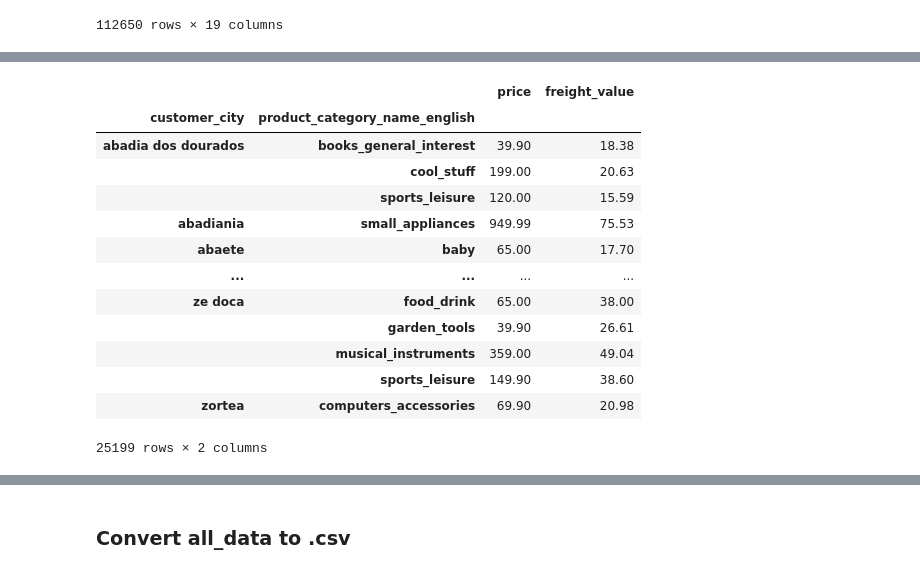
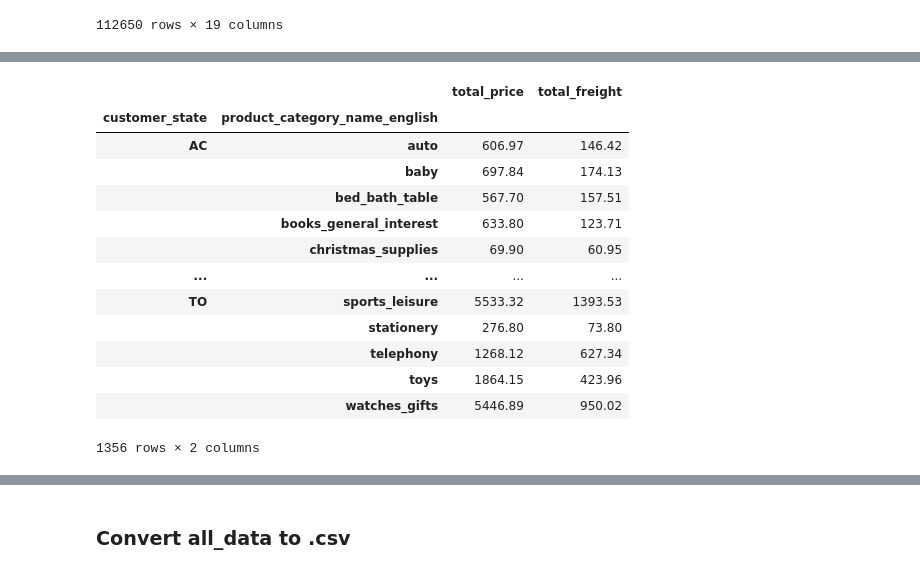
Before and after one commit to ahmadnurrizal/Data-Analysis-with-Python-Project, a Jupyter notebook: Proyek_Analisis_Data.ipynb, the cells around one changed output, grey strips where cells are left out. Saved outputs shown, nothing was run; the diff lists cells and outputs as text; code cells hidden in the pictures.

```diff
--- a/Proyek_Analisis_Data.ipynb
+++ b/Proyek_Analisis_Data.ipynb
@@ -773,6 +699,2 @@ plt.show()
 # %% [markdown]
 Added a status column to find out which customers are active or inactive in transactions
-# %%
-customer_id_in_orders_df = orders_df.customer_id.values
-customers_df["status"] = customers_df["customer_id"].apply(lambda x: "Active" if x in customer_id_in_orders_df else "Non Active")
-customers_df.sample(5)
@@ -927,12 +856,12 @@ order_payrev_df.groupby(by="payment_type").agg({
 # %% [markdown]
 #### Merge cust_orders_df & order_payrev
 # %%
-customers_df = pd.merge(
+cust_orders_payrev = pd.merge(
     left=cust_orders_df,
     right=order_payrev_df,
     how="left",
     left_on="order_id",
     right_on="order_id"
 )
-customers_df.head()
+cust_orders_payrev.head()
 # %% [output]
@@ -1045,14 +1000,14 @@ Name: product_id, dtype: int64
 # %% [markdown]
 #### Merge item_seller_df & product_df
 # %%
-sellers_df = pd.merge(
+item_seller_product = pd.merge(
     left=product_df,
     right=item_seller_df,
     how="left",
     left_on="product_id",
     right_on="product_id"
 )
-sellers_df.head()
+item_seller_product.head()
 # %% [output]
 |  | product_id | product_category_name | product_name_lenght | product_description_lenght | product_photos_qty | ... |
 | 0 | 1e9e8ef04dbcff4541ed26657ea517e5 | perfumaria | 40.0 | 287.0 | 1.0 | ... |
@@ -1147,10 +1074,10 @@ Pada kasus ini saya tidak menggabungkan dataset geolocation, karena menurut saya
 # %%
-all_data = pd.merge(
-    left=customers_df,
-    right=sellers_df,
+all_data_df = pd.merge(
+    left=cust_orders_payrev,
+    right=item_seller_product,
     how="left",
     left_on="order_id",
     right_on="order_id"
 )
-all_data.head()
+all_data_df.head()
 # %% [output]
@@ -1184,20 +1128,20 @@ memory usage: 39.1+ MB
 # %%
-all_data.groupby(by=["customer_city", "product_category_name_english"]).agg({
-    "price": "sum",
-    "freight_value": "sum"
-})
+all_data_df.groupby(["customer_state", "product_category_name_english"]).agg(
+    total_price=("price", "sum"),
+    total_freight=("freight_value", "sum")
+)
 # %% [output]
-|  |  | price | freight_value |
-| customer_city | product_category_name_english |  |  |
-| abadia dos dourados | books_general_interest | 39.90 | 18.38 |
-|  | cool_stuff | 199.00 | 20.63 |
-|  | sports_leisure | 120.00 | 15.59 |
-| abadiania | small_appliances | 949.99 | 75.53 |
-| abaete | baby | 65.00 | 17.70 |
+|  |  | total_price | total_freight |
+| customer_state | product_category_name_english |  |  |
+| AC | auto | 606.97 | 146.42 |
+|  | baby | 697.84 | 174.13 |
+|  | bed_bath_table | 567.70 | 157.51 |
+|  | books_general_interest | 633.80 | 123.71 |
+|  | christmas_supplies | 69.90 | 60.95 |
 | ... | ... | ... | ... |
-| ze doca | food_drink | 65.00 | 38.00 |
-|  | garden_tools | 39.90 | 26.61 |
-|  | musical_instruments | 359.00 | 49.04 |
-|  | sports_leisure | 149.90 | 38.60 |
-| zortea | computers_accessories | 69.90 | 20.98 |
+| TO | sports_leisure | 5533.32 | 1393.53 |
+|  | stationery | 276.80 | 73.80 |
+|  | telephony | 1268.12 | 627.34 |
+|  | toys | 1864.15 | 423.96 |
+|  | watches_gifts | 5446.89 | 950.02 |
-25199 rows × 2 columns
+1356 rows × 2 columns
```
Also changed, not shown: parts of 91 cells of this notebook, 1 other file.
